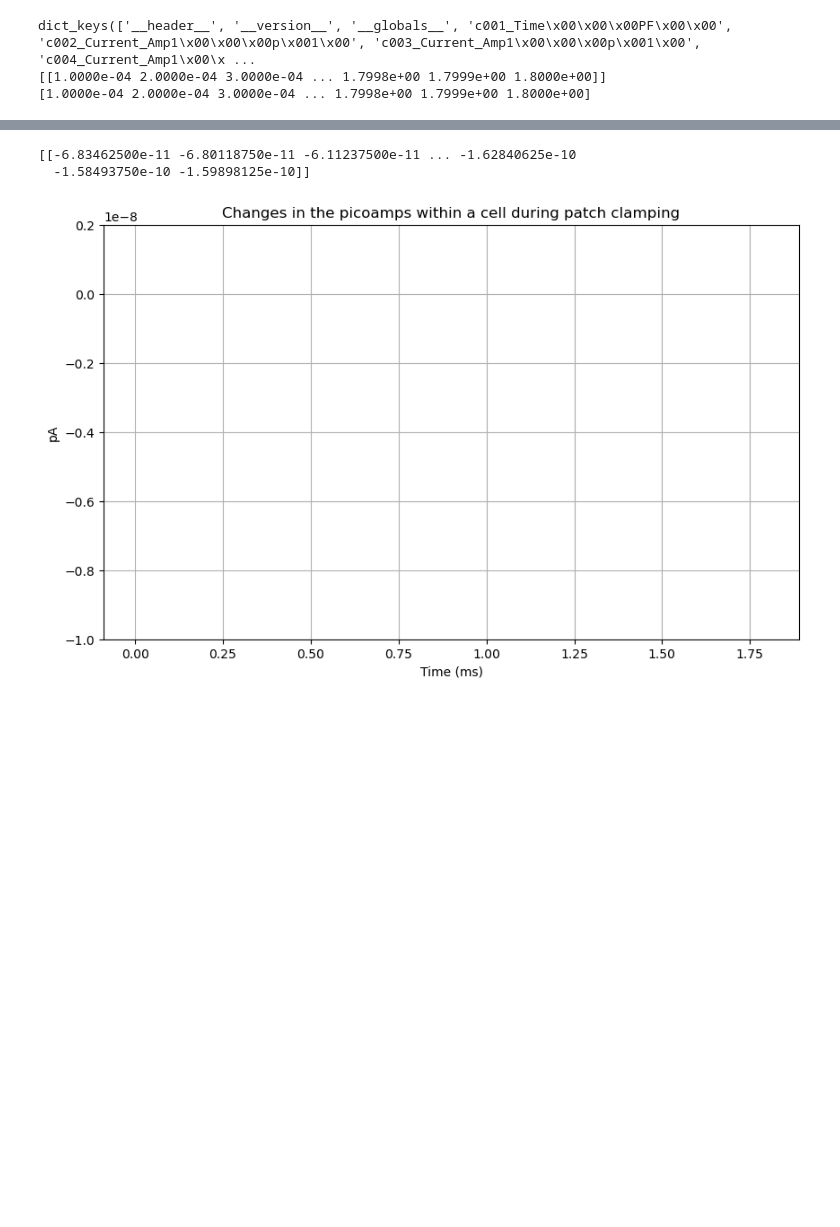
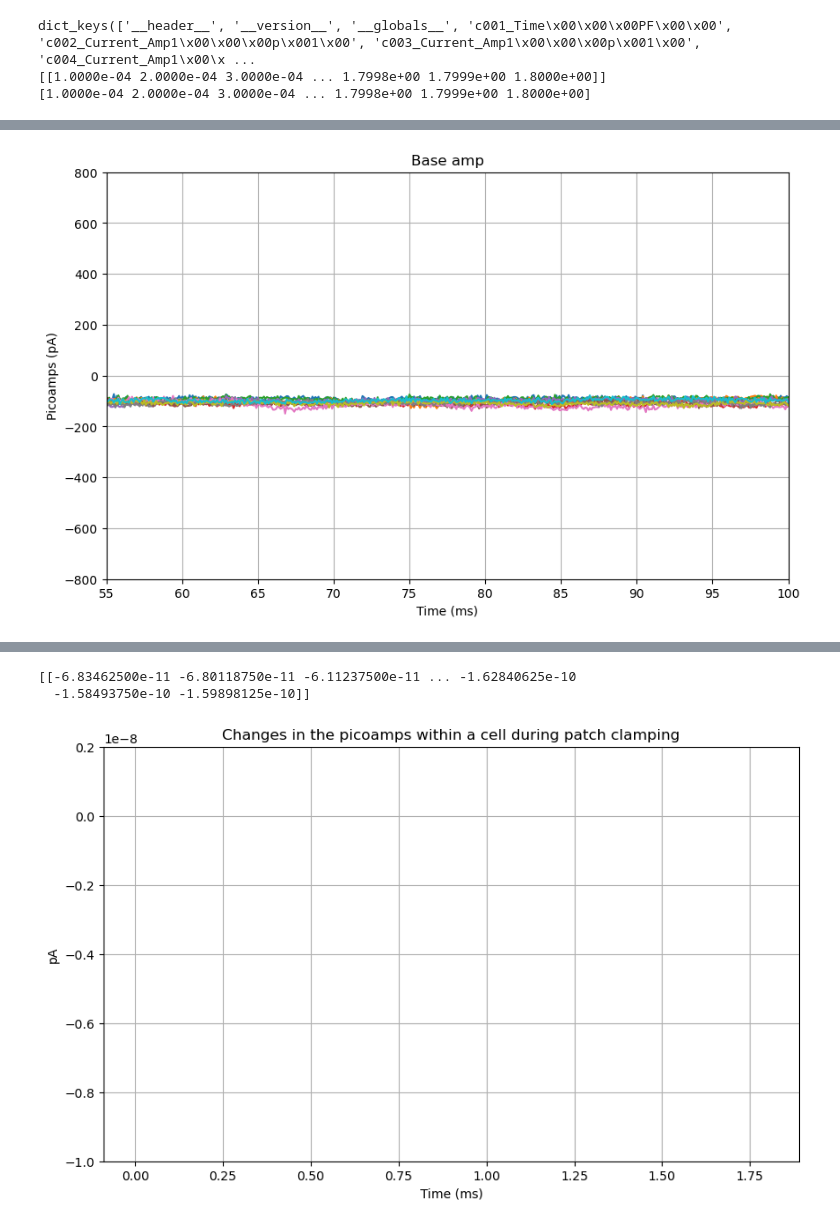
Before and after one commit to joyadler/Analysis_code, a Jupyter notebook: Analysis_code.ipynb, the cells around one changed output, grey strips where cells are left out. Cells and saved outputs as stored; diff of their text form; code cells hidden in the pictures; blank space fills up the shorter version.

```diff
--- a/Analysis_code.ipynb
+++ b/Analysis_code.ipynb
@@ -105,0 +128,25 @@ plt.show()  # Display the plot
+# %%
+#Graph for Baseline values and find the baseline ampliutde
+plt.figure(figsize=(10, 6))  # Create a new figure to look at your sweeps
+
+# Plot pA data over time for each trial
+for trial_name, pA in list(new_data.items())[baseline_first:baseline_last]:
+    pA = np.array(pA).flatten()  # flatten the array becuase it is 2D
+    times = np.linspace(0, len(pA)/10, len(pA))  # create a time array
+    plt.plot(times, pA * 1e12)  # multiplying by 1e12 to convert the unit from A to pA
+    #break  # Break the loop after the first iteration
+
+#look only at specific time points for your base amp pre stim
+plt.ylim(-800, 800) # adjust data range in pA
+plt.xlim(55, 100) # adjust this according to your data range in pA
+
+
+plt.xlabel('Time (ms)')  # Add a label to the x-axis
+plt.ylabel('Picoamps (pA)')  # Add a label to the y-axis
+plt.title('Base amp')  # Add a title
+
+plt.grid(True)  # Show grid lines (optional)
+
+plt.show()  # Display the plot
+# %% [output]
+[figure, added]
```
Also changed, not shown: parts of 17 cells of this notebook.
